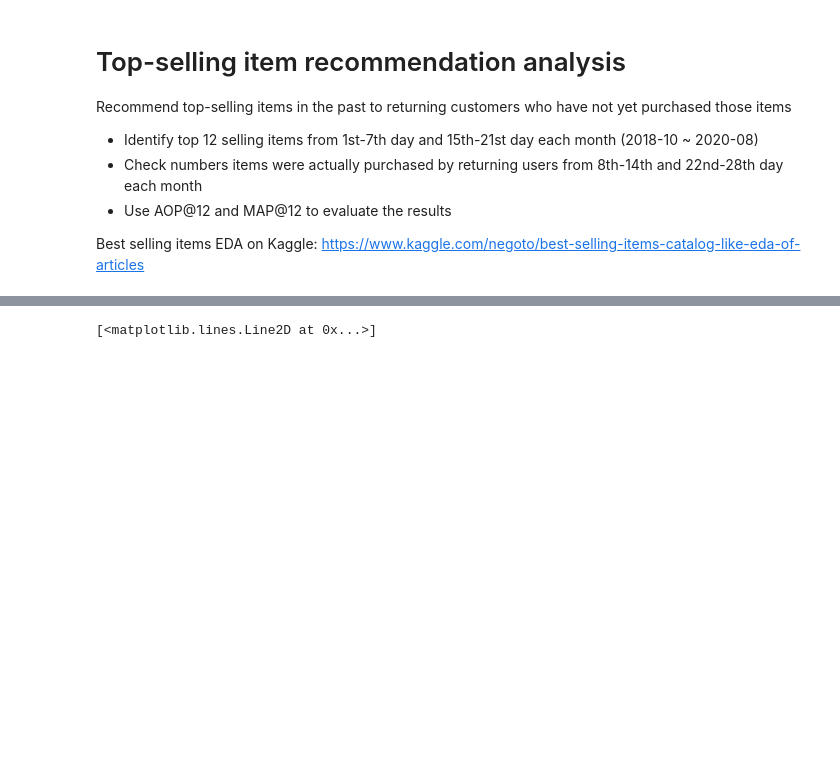
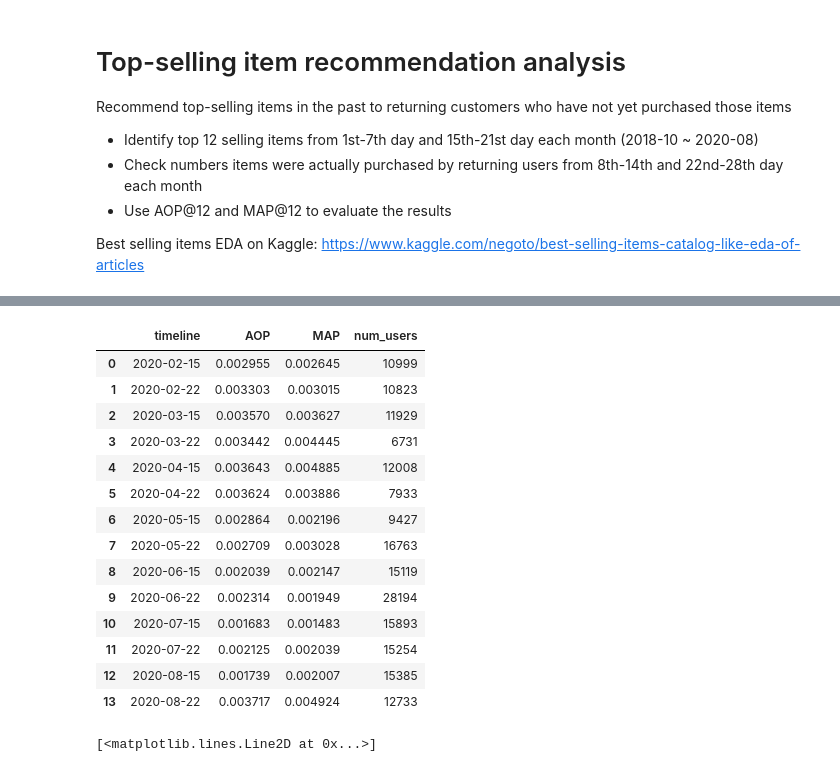
Before and after one commit to alexkychen/HMproduct, a Jupyter notebook: notebook/2. Top-selling item recommendation analysis.ipynb, the cells around one changed output, grey strips where cells are left out. Saved outputs shown, nothing was run; the diff lists cells and outputs as text; code cells hidden in the pictures; blank space fills up the shorter version.

```diff
--- a/notebook/2. Top-selling item recommendation analysis.ipynb
+++ b/notebook/2. Top-selling item recommendation analysis.ipynb
@@ -107,3 +122,21 @@ result_df.to_csv("../data/top_sell_MAP12.csv")
+# %%
+result_df
+# %% [output]
+|  | timeline | AOP | MAP | num_users |
+| 0 | 2020-02-15 | 0.002955 | 0.002645 | 10999 |
+| 1 | 2020-02-22 | 0.003303 | 0.003015 | 10823 |
+| 2 | 2020-03-15 | 0.003570 | 0.003627 | 11929 |
+| 3 | 2020-03-22 | 0.003442 | 0.004445 | 6731 |
+| 4 | 2020-04-15 | 0.003643 | 0.004885 | 12008 |
+| 5 | 2020-04-22 | 0.003624 | 0.003886 | 7933 |
+| 6 | 2020-05-15 | 0.002864 | 0.002196 | 9427 |
+| 7 | 2020-05-22 | 0.002709 | 0.003028 | 16763 |
+| 8 | 2020-06-15 | 0.002039 | 0.002147 | 15119 |
+| 9 | 2020-06-22 | 0.002314 | 0.001949 | 28194 |
+| 10 | 2020-07-15 | 0.001683 | 0.001483 | 15893 |
+| 11 | 2020-07-22 | 0.002125 | 0.002039 | 15254 |
+| 12 | 2020-08-15 | 0.001739 | 0.002007 | 15385 |
+| 13 | 2020-08-22 | 0.003717 | 0.004924 | 12733 |
 # %%
 #import results
 df = pd.read_csv("../data/top_sell_MAP12.csv")
```
Also changed, not shown: parts of 5 cells of this notebook, 11 other files.
